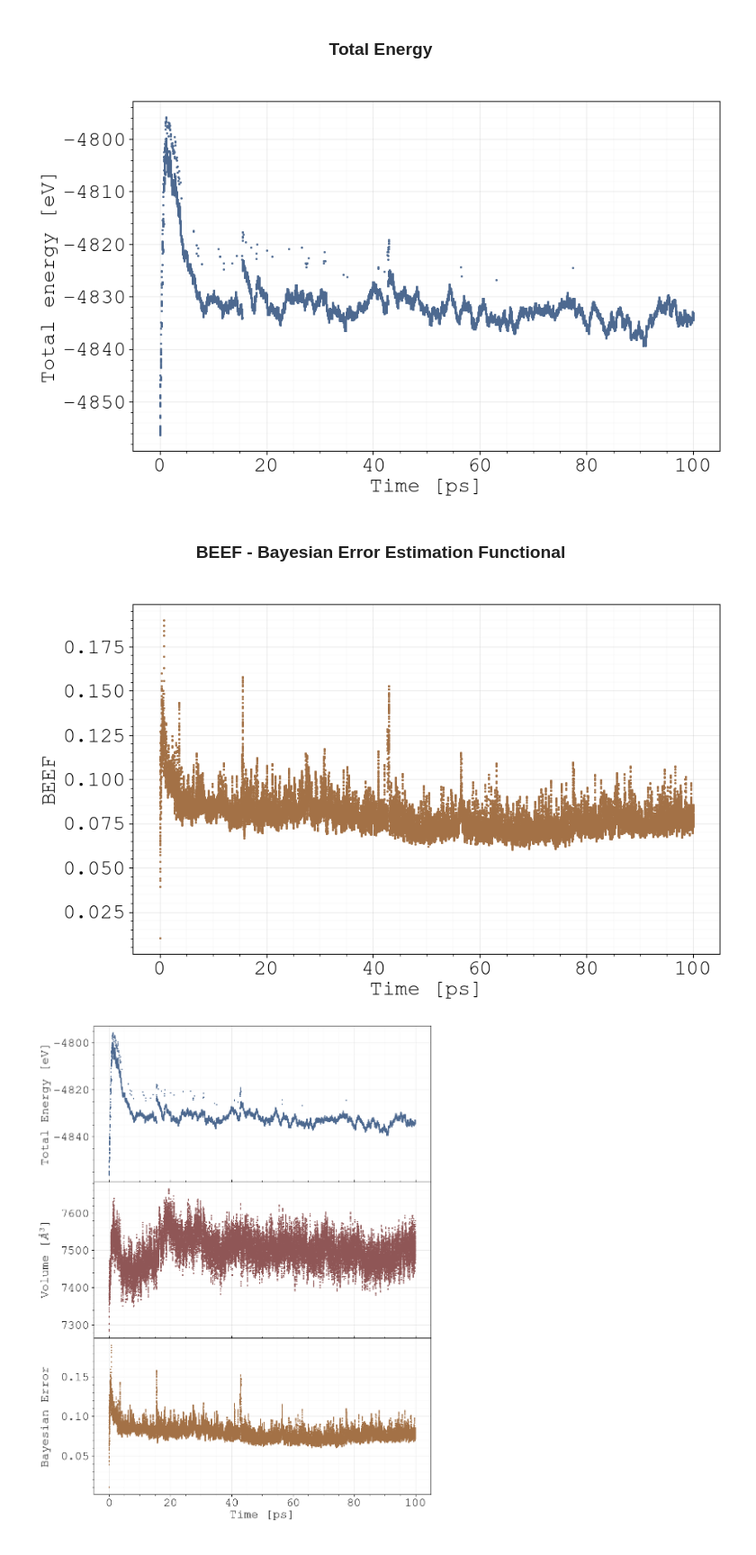
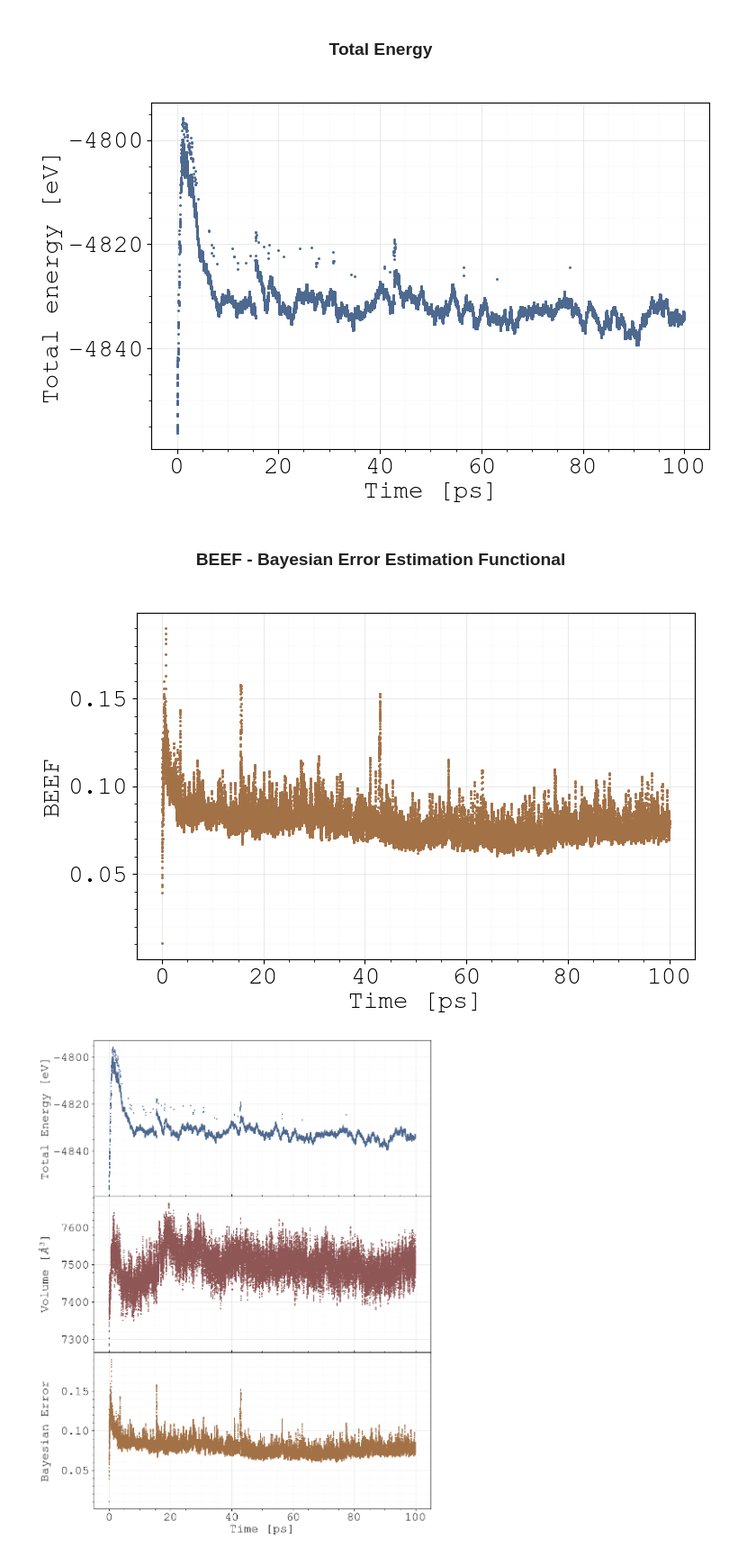
Before and after one commit to quantum-gabo/bachelor-thesis, a Jupyter notebook: notebooks/thesis-figures.ipynb, the cells around one changed output. Shown at 90% size. Drawn from its saved outputs; the diff is of its cells as text; code cells hidden in the pictures.

```diff
--- a/notebooks/thesis-figures.ipynb
+++ b/notebooks/thesis-figures.ipynb
@@ -456,7 +607,7 @@ plt.show()
 # Read total energy data
 toten_training_dat = pd.read_csv(train_400K_dir + "entot.dat", sep=r'\s+', header=None)
 # %%
-fig, ax = plt.subplots(figsize=(10, 6))
+fig, ax = plt.subplots(figsize=(8, 5))
 
 # Plot the volume data
 plt.scatter(time, toten_training_dat.iloc[:, 0].values, label='Volume', color = dataset_colors[4],
@@ -472,11 +623,11 @@ ax.grid(True, which='minor', linestyle='-', linewidth=0.25, alpha=0.15)
 ax.set_axisbelow(True)
 
 # Set legend
-#ax.legend()
-
+fig.savefig("../tex-file/Figures/mlff-training-energy.png", dpi = 300, transparent = True, bbox_inches='tight')
 plt.show()
+plt.close()
 # %% [output]
-[figure, old version]
+[figure, new version]
 # %% [markdown]
 <div class="header" style="text-align: center; margin-top: 20px; margin-bottom: 20px; font-family: Arial, sans-serif;">
     <h3>
@@ -487,27 +638,27 @@ plt.show()
 # Get the BEEF data
 beef_dat = pd.read_csv(train_400K_dir + "beef.dat", sep=r'\s+', header=None)
 # %%
-fig, ax = plt.subplots(figsize=(10, 6))
+fig, ax = plt.subplots(figsize=(8, 5))
 
 # Plot the volume data
 plt.scatter(time, beef_dat.iloc[:, 1].values, label='Volume', color = dataset_colors[5],
             edgecolors=dataset_line_colors[5] ,s=5, marker='.', zorder=3)
 
 # Set labels
 ax.set(xlabel='Time [ps]', ylabel=r'BEEF')
 
 # Grid settings
 ax.grid(True, which='major', linestyle='-', linewidth=0.75, alpha=0.25)
 ax.minorticks_on()
 ax.grid(True, which='minor', linestyle='-', linewidth=0.25, alpha=0.15)
 ax.set_axisbelow(True)
 
 # Set legend
-#ax.legend()
-
+fig.savefig("../tex-file/Figures/mlff-training-beef.png", dpi = 300, transparent = True, bbox_inches='tight')
 plt.show()
+plt.close()
 # %% [output]
-[figure, old version]
+[figure, new version]
 # %%
 import matplotlib.pyplot as plt
 
```
Also changed, not shown: parts of 21 cells of this notebook, 16 other files.
